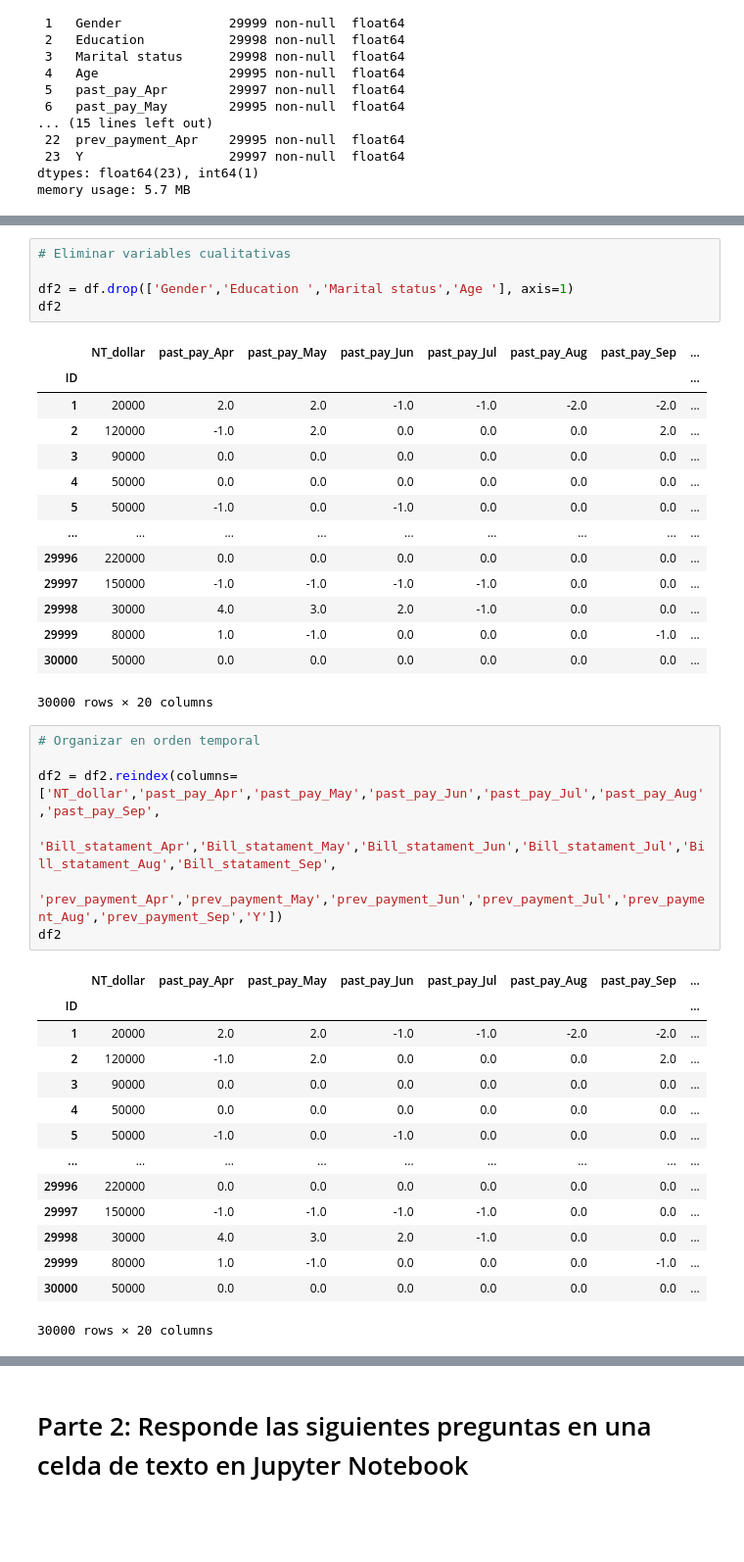
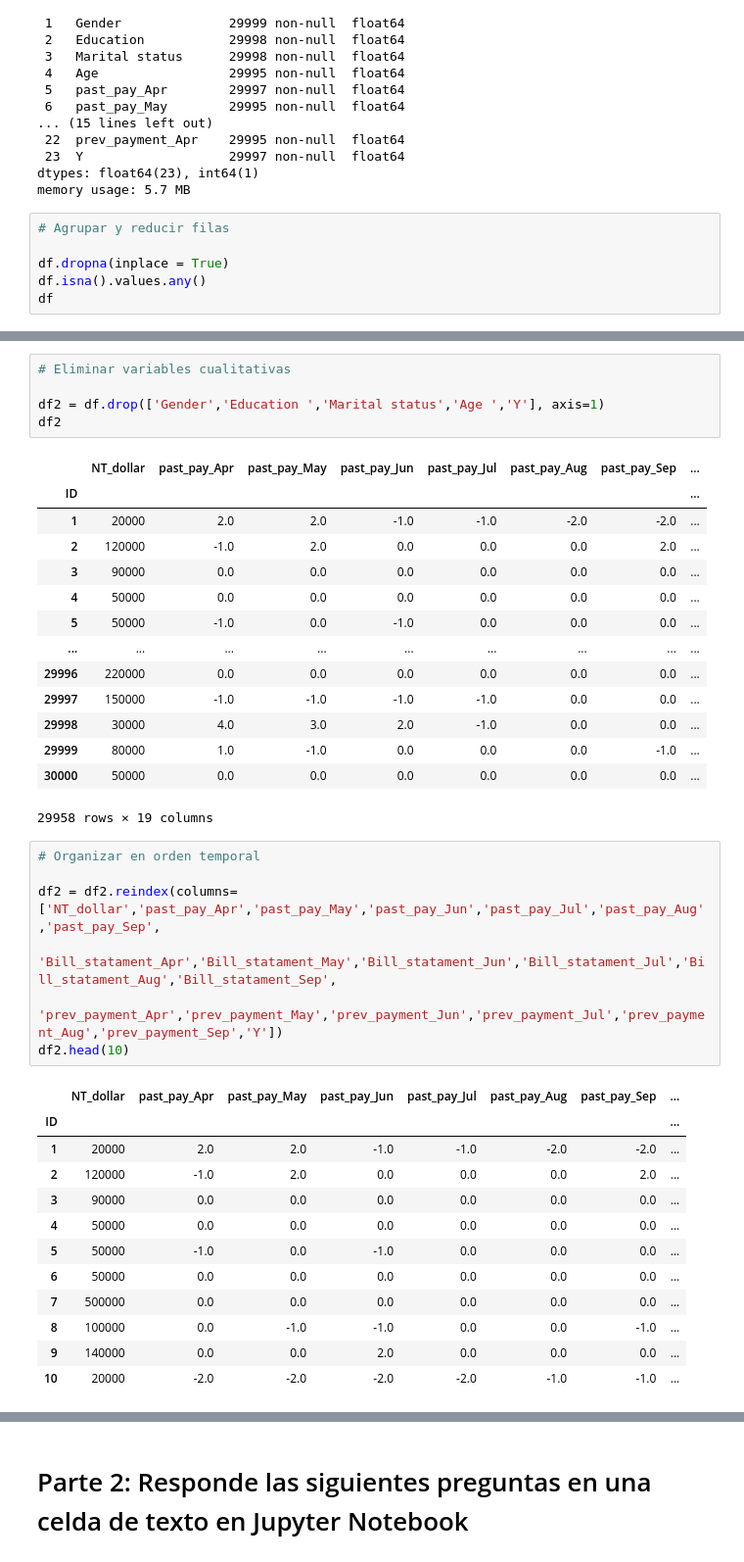
Before and after one commit to PosgradoMNA/actividades-de-aprendizaje-feracor, a Jupyter notebook: A01794022_Actividad_Semanal_4.ipynb, the cells around one changed output, grey strips where cells are left out. Shown at 98% size. Drawn from its saved outputs; the diff is of its cells as text; blank space fills up the shorter version.

```diff
--- a/A01794022_Actividad_Semanal_4.ipynb
+++ b/A01794022_Actividad_Semanal_4.ipynb
@@ -63,3 +67,9 @@ Data columns (total 24 columns):
  23  Y                   29997 non-null  float64
 dtypes: float64(23), int64(1)
 memory usage: 5.7 MB
+# %%
+# Agrupar y reducir filas
+
+df.dropna(inplace = True)
+df.isna().values.any()
+df
@@ -74,7 +99,7 @@ La cantidad de filas es:  30000
 # %%
 # Eliminar variables cualitativas
 
-df2 = df.drop(['Gender','Education ','Marital status','Age '], axis=1)
+df2 = df.drop(['Gender','Education ','Marital status','Age ','Y'], axis=1)
 df2
 # %% [output]
 |  | NT_dollar | past_pay_Apr | past_pay_May | past_pay_Jun | past_pay_Jul | past_pay_Aug | past_pay_Sep | ... |
@@ -90,26 +115,24 @@ df2
 | 29998 | 30000 | 4.0 | 3.0 | 2.0 | -1.0 | 0.0 | 0.0 | ... |
 | 29999 | 80000 | 1.0 | -1.0 | 0.0 | 0.0 | 0.0 | -1.0 | ... |
 | 30000 | 50000 | 0.0 | 0.0 | 0.0 | 0.0 | 0.0 | 0.0 | ... |
-30000 rows × 20 columns
+29958 rows × 19 columns
 # %%
 # Organizar en orden temporal
 
 df2 = df2.reindex(columns=['NT_dollar','past_pay_Apr','past_pay_May','past_pay_Jun','past_pay_Jul','past_pay_Aug','past_pay_Sep',
     'Bill_statament_Apr','Bill_statament_May','Bill_statament_Jun','Bill_statament_Jul','Bill_statament_Aug','Bill_statament_Sep',
     'prev_payment_Apr','prev_payment_May','prev_payment_Jun','prev_payment_Jul','prev_payment_Aug','prev_payment_Sep','Y'])
-df2
+df2.head(10)
 # %% [output]
 |  | NT_dollar | past_pay_Apr | past_pay_May | past_pay_Jun | past_pay_Jul | past_pay_Aug | past_pay_Sep | ... |
 | ID |  |  |  |  |  |  |  | ... |
 | 1 | 20000 | 2.0 | 2.0 | -1.0 | -1.0 | -2.0 | -2.0 | ... |
 | 2 | 120000 | -1.0 | 2.0 | 0.0 | 0.0 | 0.0 | 2.0 | ... |
 | 3 | 90000 | 0.0 | 0.0 | 0.0 | 0.0 | 0.0 | 0.0 | ... |
 | 4 | 50000 | 0.0 | 0.0 | 0.0 | 0.0 | 0.0 | 0.0 | ... |
 | 5 | 50000 | -1.0 | 0.0 | -1.0 | 0.0 | 0.0 | 0.0 | ... |
-| ... | ... | ... | ... | ... | ... | ... | ... | ... |
-| 29996 | 220000 | 0.0 | 0.0 | 0.0 | 0.0 | 0.0 | 0.0 | ... |
-| 29997 | 150000 | -1.0 | -1.0 | -1.0 | -1.0 | 0.0 | 0.0 | ... |
-| 29998 | 30000 | 4.0 | 3.0 | 2.0 | -1.0 | 0.0 | 0.0 | ... |
-| 29999 | 80000 | 1.0 | -1.0 | 0.0 | 0.0 | 0.0 | -1.0 | ... |
-| 30000 | 50000 | 0.0 | 0.0 | 0.0 | 0.0 | 0.0 | 0.0 | ... |
+| 6 | 50000 | 0.0 | 0.0 | 0.0 | 0.0 | 0.0 | 0.0 | ... |
+| 7 | 500000 | 0.0 | 0.0 | 0.0 | 0.0 | 0.0 | 0.0 | ... |
+| 8 | 100000 | 0.0 | -1.0 | -1.0 | 0.0 | 0.0 | -1.0 | ... |
+| 9 | 140000 | 0.0 | 0.0 | 2.0 | 0.0 | 0.0 | 0.0 | ... |
+| 10 | 20000 | -2.0 | -2.0 | -2.0 | -2.0 | -1.0 | -1.0 | ... |
-30000 rows × 20 columns
```
Also changed, not shown: parts of 19 cells of this notebook.
